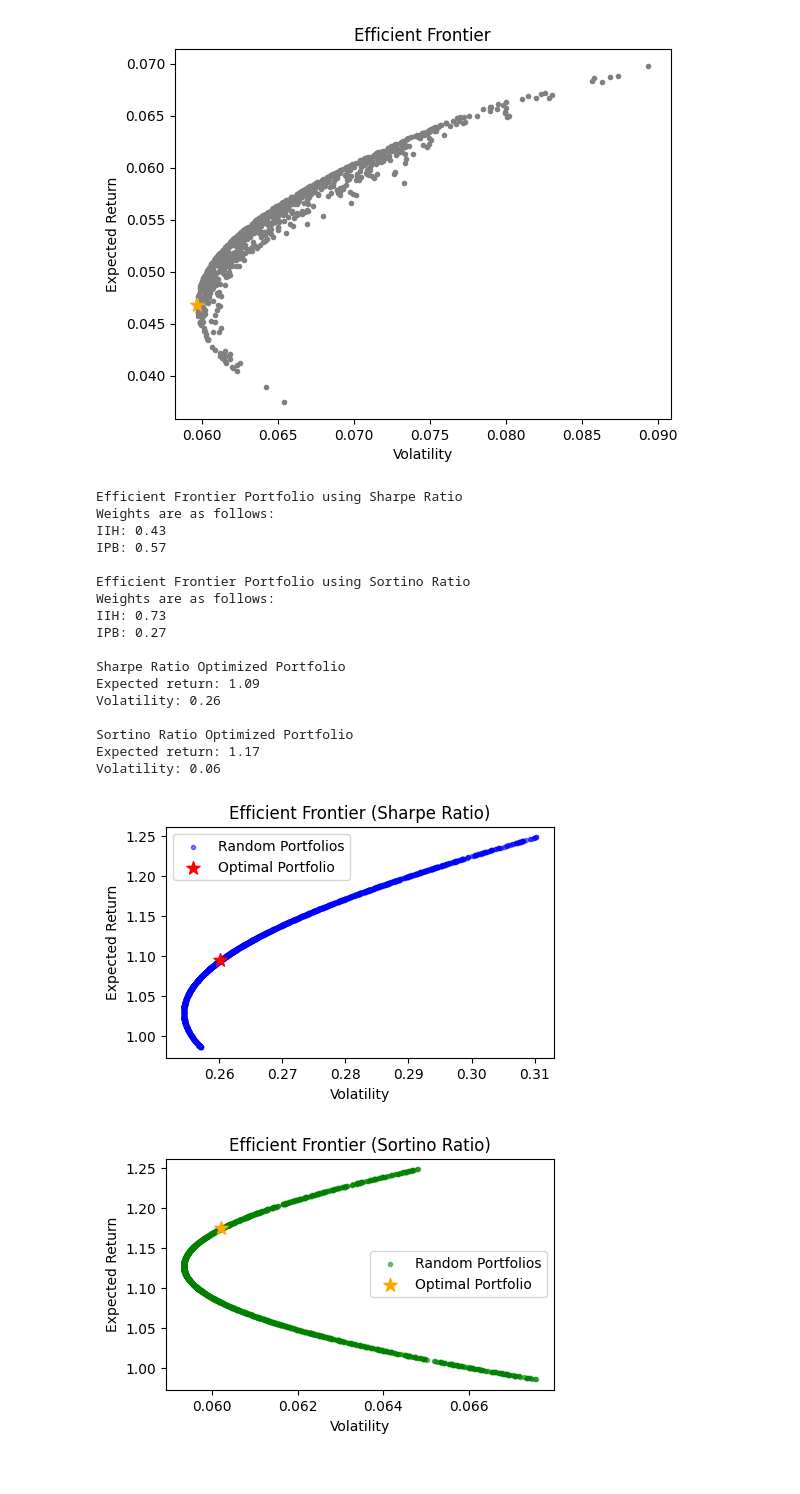
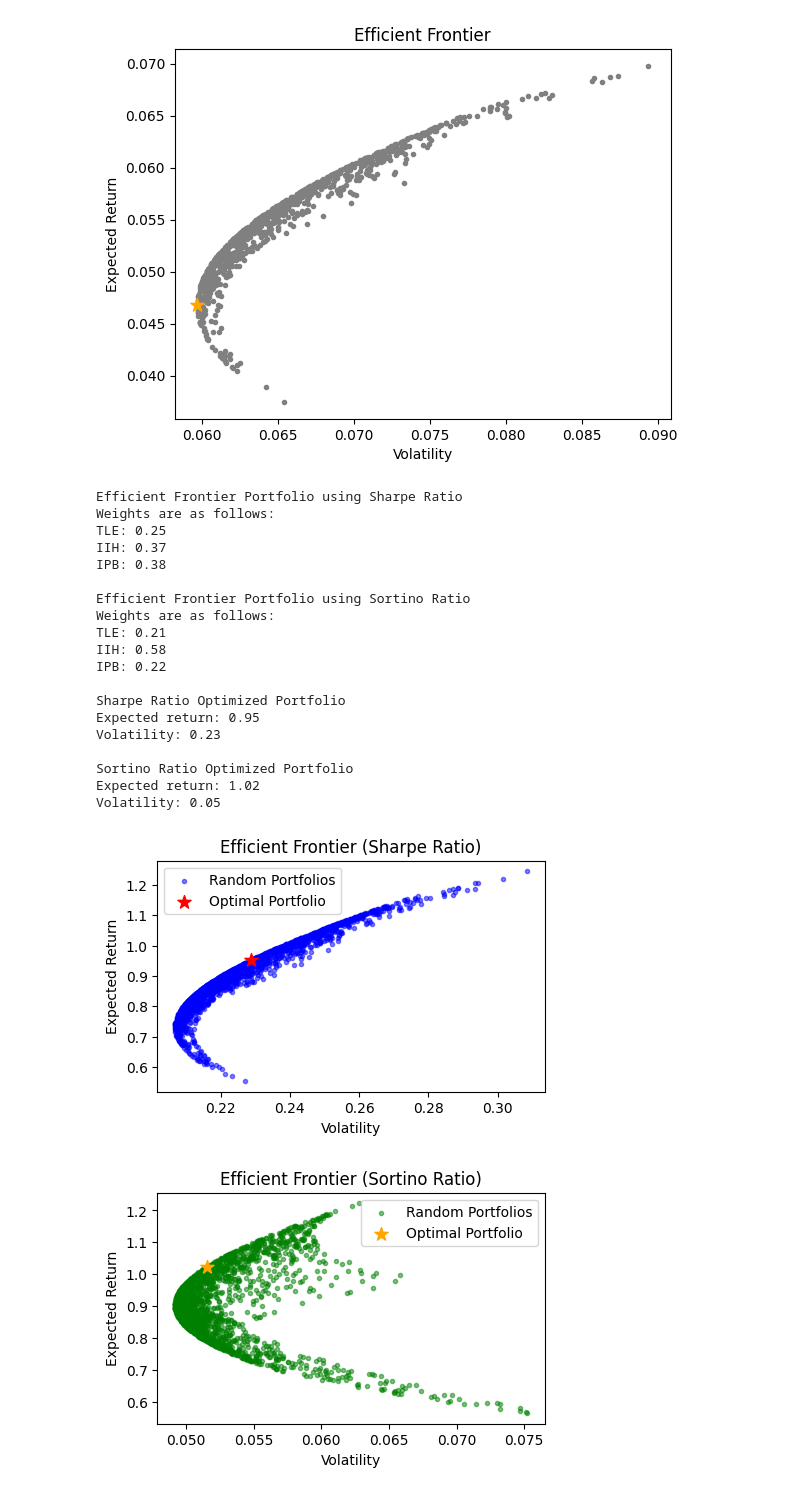
Before and after one commit to ergodique/Portfolio, a Jupyter notebook: Portfolio Optimisation/Portfolio Optimization.ipynb, the cells around one changed output. Saved outputs shown, nothing was run; the diff lists cells and outputs as text; code cells hidden in the pictures.

```diff
--- a/Portfolio Optimisation/Portfolio Optimization.ipynb
+++ b/Portfolio Optimisation/Portfolio Optimization.ipynb
@@ -144,7 +144,7 @@ import matplotlib.pyplot as plt
 from scipy.optimize import minimize
 
 # Load the data into a pandas DataFrame
-df = pd.read_excel('annual_returns.xlsx', sheet_name='Sheet3', index_col=0)
+df = pd.read_excel('annual_returns.xlsx', sheet_name='Sheet2', index_col=0)
 numeric_cols = df.select_dtypes(include=['float64', 'int64'])
 df[numeric_cols.columns] = numeric_cols / 100
 
@@ -260,40 +260,42 @@ plt.show()
 # Plot efficient frontier for Sortino ratio optimized portfolio
 portfolio_returns_sortino = []
 portfolio_volatilities_sortino = []
 for i in range(2000):
     weights = np.random.rand(num_assets)
     weights /= np.sum(weights)
     portfolio_returns_sortino.append((1+np.dot(weights.T, mean_returns))**12-1)
     downside_returns = df[df < 0].fillna(0)
     portfolio_volatilities_sortino.append(np.sqrt(np.dot(weights.T, np.dot(downside_returns.cov(), weights)))* math.sqrt(12))
 portfolio_returns_sortino = np.array(portfolio_returns_sortino)
 portfolio_volatilities_sortino = np.array(portfolio_volatilities_sortino)
 
 plt.figure(figsize=(5, 3))
 plt.scatter(portfolio_volatilities_sortino, portfolio_returns_sortino, marker='.', color='green', alpha=0.5, label='Random Portfolios')
 plt.scatter(sortino_portfolio_volatility_annual, sortino_portfolio_return_annual, color='orange', marker='*', s=100, label='Optimal Portfolio')
 plt.title('Efficient Frontier (Sortino Ratio)')
 plt.xlabel('Volatility')
 plt.ylabel('Expected Return')
 plt.legend()
 plt.show()
 # %% [output]
 Efficient Frontier Portfolio using Sharpe Ratio
 Weights are as follows:
-IIH: 0.43
-IPB: 0.57
+TLE: 0.25
+IIH: 0.37
+IPB: 0.38
 
 Efficient Frontier Portfolio using Sortino Ratio
 Weights are as follows:
-IIH: 0.73
-IPB: 0.27
+TLE: 0.21
+IIH: 0.58
+IPB: 0.22
 
 Sharpe Ratio Optimized Portfolio
-Expected return: 1.09
-Volatility: 0.26
+Expected return: 0.95
+Volatility: 0.23
 
 Sortino Ratio Optimized Portfolio
-Expected return: 1.17
-Volatility: 0.06
+Expected return: 1.02
+Volatility: 0.05
-[figure, old version]
+[figure, new version]
-[figure, old version]
+[figure, new version]
```
Also changed, not shown: 18 other files.
